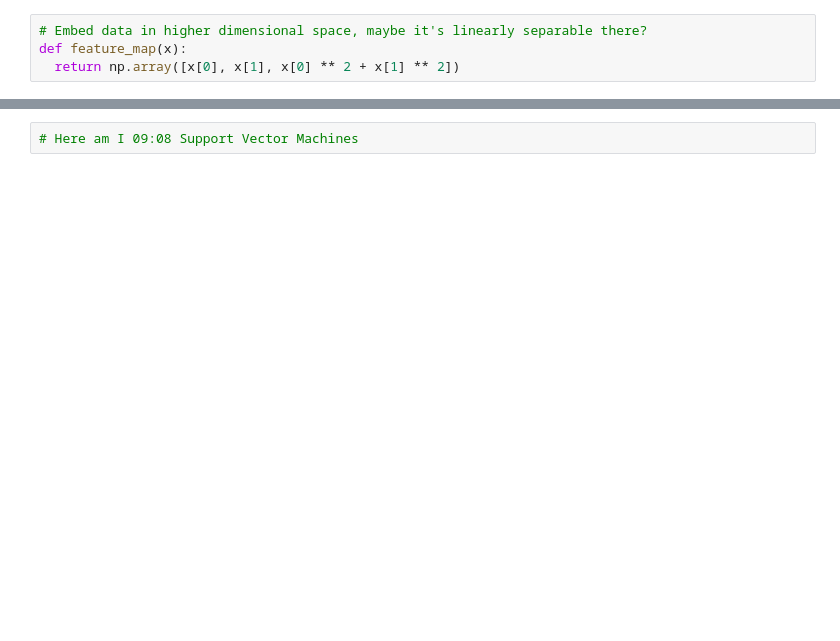
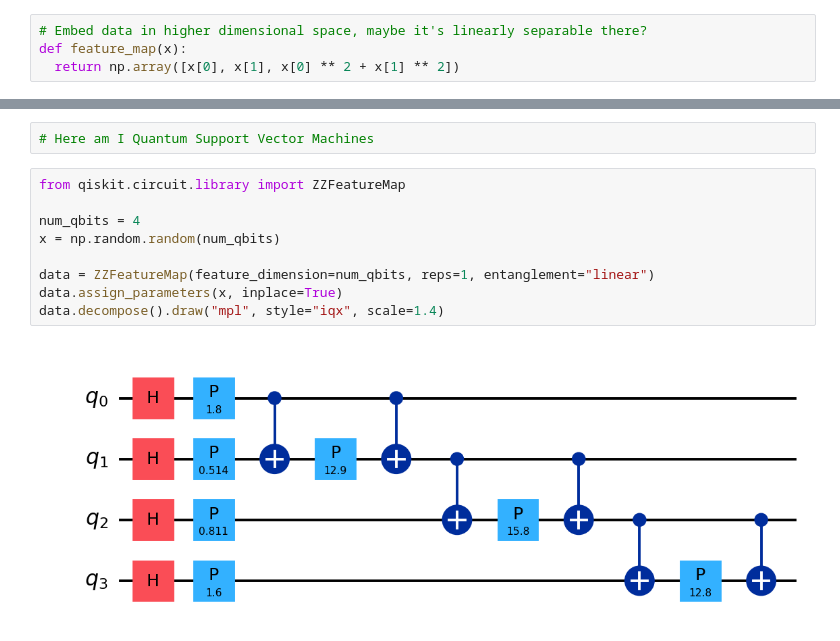
Before and after one commit to JonasHagstrom79/QMLSupportVectorMachines, a Jupyter notebook: QMLSupportVectorMachines.ipynb, the cells around one changed output, grey strips where cells are left out. Cells and saved outputs as stored; diff of their text form; blank space fills up the shorter version.

```diff
--- a/QMLSupportVectorMachines.ipynb
+++ b/QMLSupportVectorMachines.ipynb
@@ -150,2 +181,13 @@ Text(0, 0.5, '$x_2$')
 # %%
-# Here am I 09:08 Support Vector Machines
+# Here am I Quantum Support Vector Machines
+# %%
+from qiskit.circuit.library import ZZFeatureMap
+
+num_qbits = 4
+x = np.random.random(num_qbits)
+
+data = ZZFeatureMap(feature_dimension=num_qbits, reps=1, entanglement="linear")
+data.assign_parameters(x, inplace=True)
+data.decompose().draw("mpl", style="iqx", scale=1.4)
+# %% [output]
+[figure, added]
```
Also changed, not shown: parts of 10 cells of this notebook.
